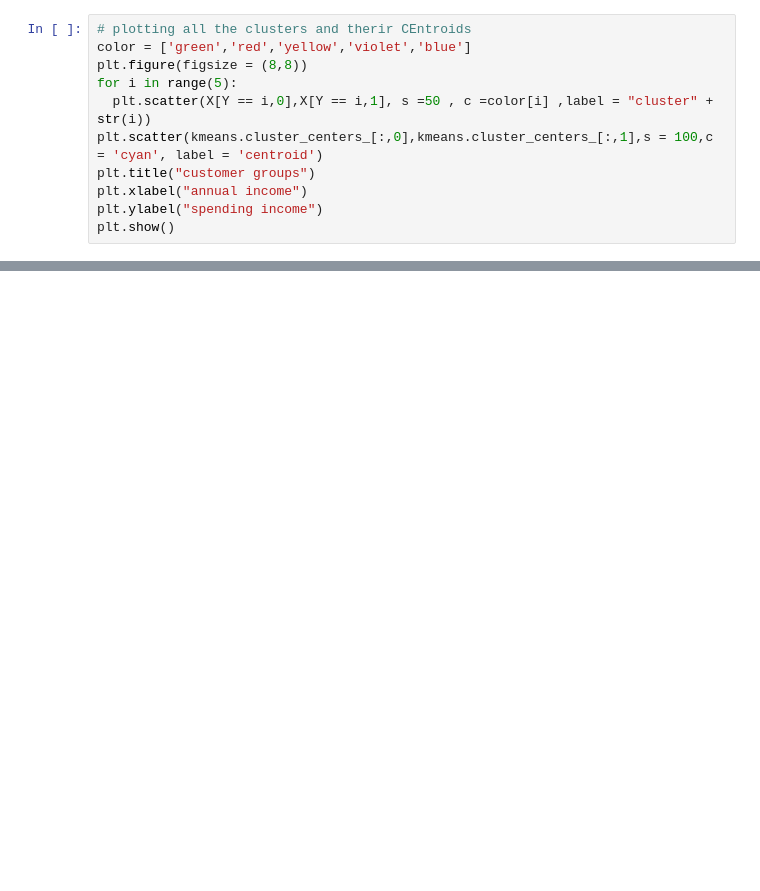
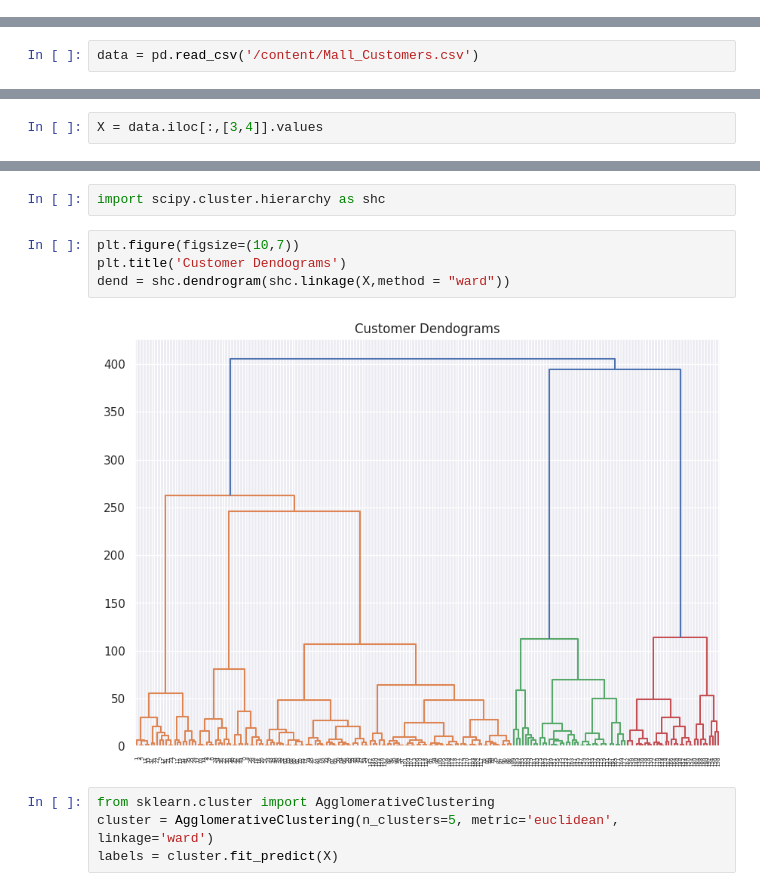
Before and after one commit to haddybhaiya/unsupervised-learning-classes, a Jupyter notebook: Customer_cluster.ipynb, the cells around one changed output, grey strips where cells are left out. Drawn from its saved outputs; the diff is of its cells as text; blank space fills up the shorter version.

Commit message:
update: 5 feb hierachial clustering

```diff
--- a/Customer_cluster.ipynb
+++ b/Customer_cluster.ipynb
@@ -110,11 +2,0 @@ array([3, 4, 3, 4, 3, 4, 3, 4, 3, 4, 3, 4, 3, 4, 3, 4, 3, 4, 3, 4, 3, 4,
-# %%
-# plotting all the clusters and therir CEntroids
-color = ['green','red','yellow','violet','blue']
-plt.figure(figsize = (8,8))
-for i in range(5):
-  plt.scatter(X[Y == i,0],X[Y == i,1], s =50 , c =color[i] ,label = "cluster" + str(i))
-plt.scatter(kmeans.cluster_centers_[:,0],kmeans.cluster_centers_[:,1],s = 100,c = 'cyan', label = 'centroid')
-plt.title("customer groups")
-plt.xlabel("annual income")
-plt.ylabel("spending income")
-plt.show()
@@ -122,0 +10,2 @@ plt.show()
+# %%
+data = pd.read_csv('/content/Mall_Customers.csv')
@@ -122,0 +51,2 @@ plt.show()
+# %%
+X = data.iloc[:,[3,4]].values
@@ -122,0 +126,12 @@ plt.show()
+# %%
+import scipy.cluster.hierarchy as shc
+# %%
+plt.figure(figsize=(10,7))
+plt.title('Customer Dendograms')
+dend = shc.dendrogram(shc.linkage(X,method = "ward"))
+# %% [output]
+[figure, added]
+# %%
+from sklearn.cluster import AgglomerativeClustering
+cluster = AgglomerativeClustering(n_clusters=5, metric='euclidean', linkage='ward')
+labels = cluster.fit_predict(X)
```
Also changed, not shown: parts of 34 cells of this notebook.
